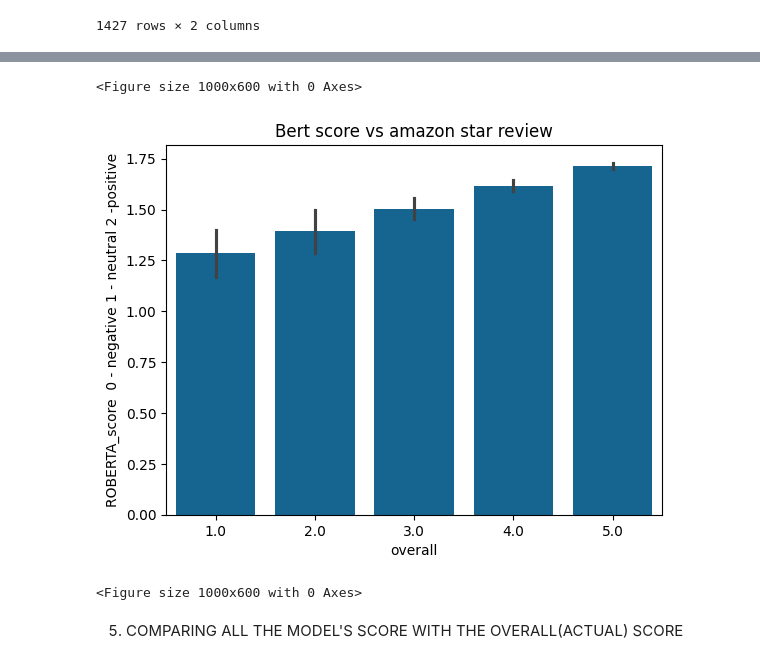
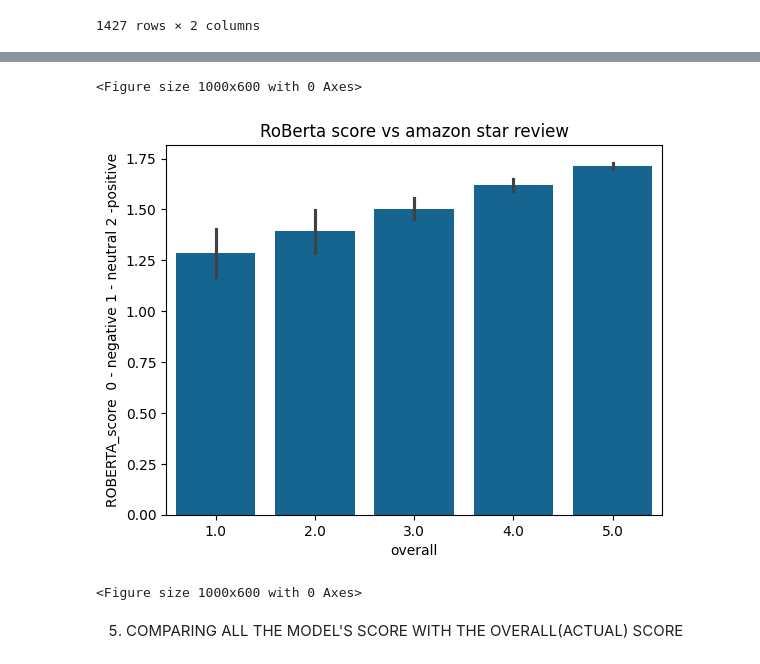
Before and after one commit to Raaghul0107/Amazon-sentiment-analysis, a Jupyter notebook: amazon.ipynb, the cells around one changed output, grey strips where cells are left out. Cells and saved outputs as stored; diff of their text form; code cells hidden in the pictures.

```diff
--- a/amazon.ipynb
+++ b/amazon.ipynb
@@ -365,10 +384,10 @@ ROBERTA_SCORE.sample(20)
 # %%
 sns.barplot(data=ROBERTA_SCORE,x = 'overall',y='ROBERTA_score  0 - negative 1 - neutral 2 -positive')
-plt.title('Bert score vs amazon star review')
+plt.title('RoBerta score vs amazon star review')
 plt.figure(figsize=(10, 6))
 # %% [output]
 <Figure size 1000x600 with 0 Axes>
-[figure, old version]
+[figure, new version]
 <Figure size 1000x600 with 0 Axes>
 # %% [markdown]
 5. COMPARING ALL THE MODEL'S SCORE WITH THE OVERALL(ACTUAL) SCORE
```
Also changed, not shown: parts of 5 cells of this notebook.
